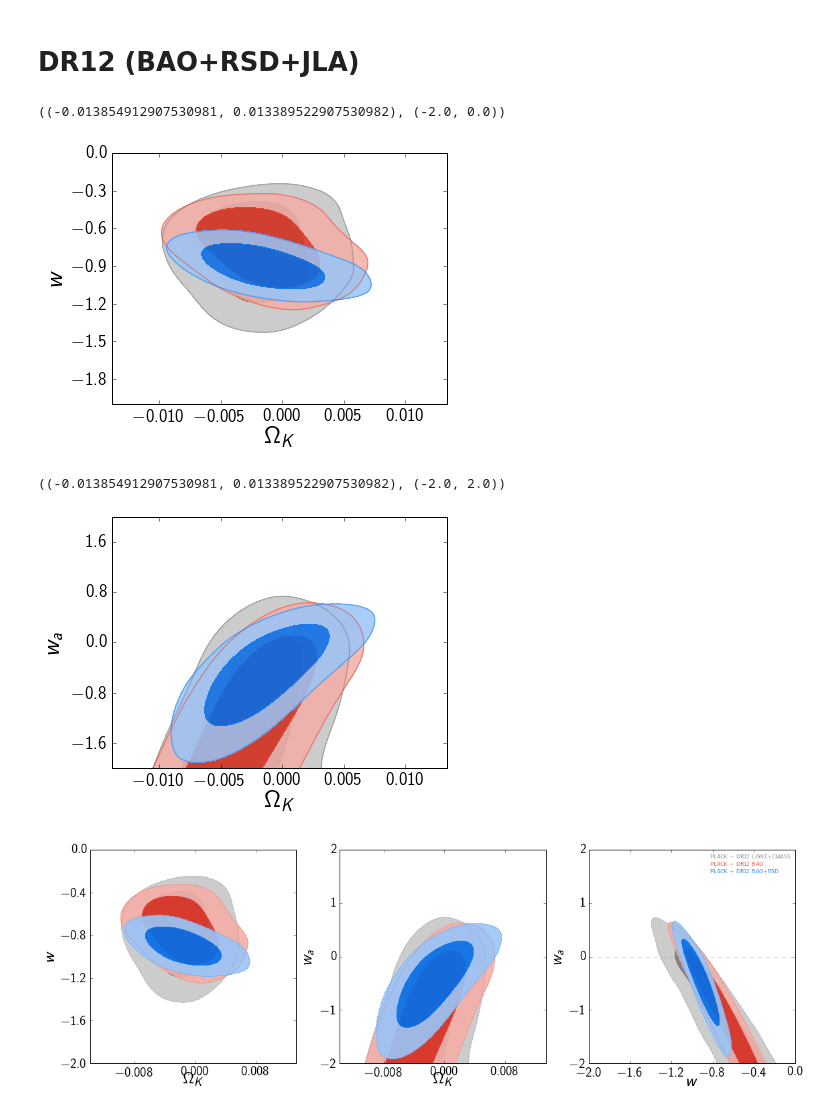
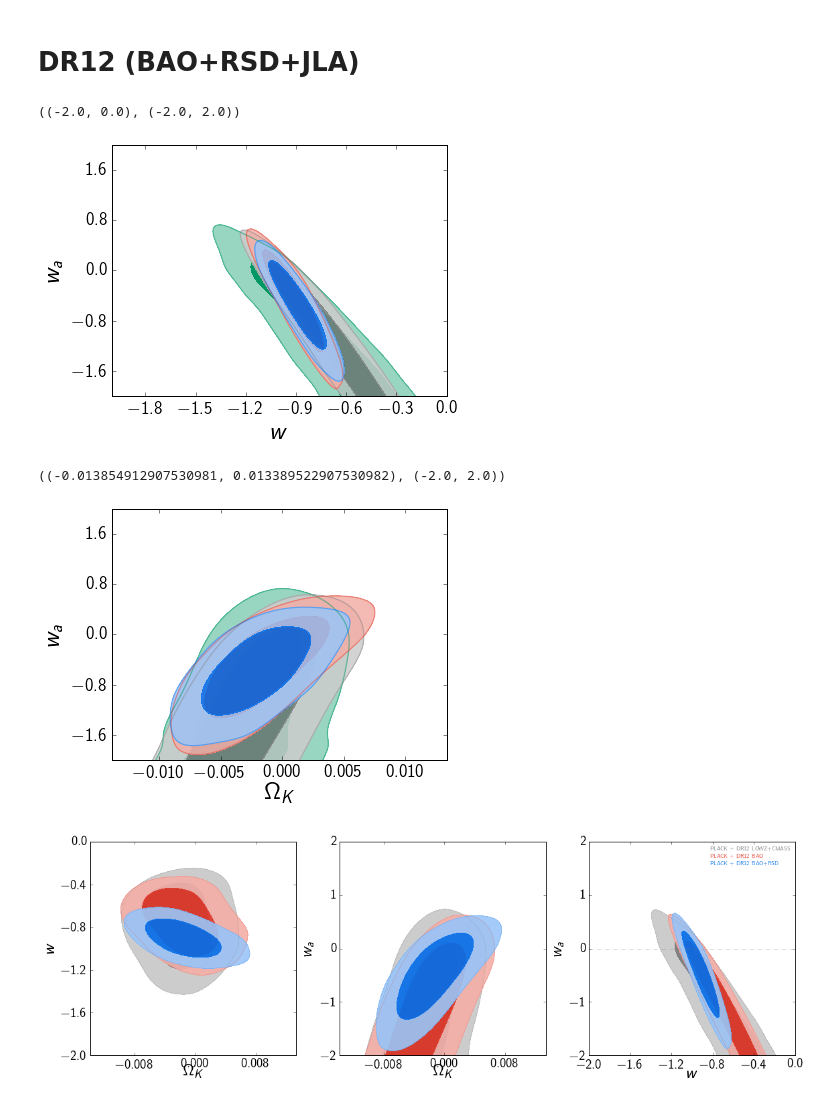
Before and after one commit to ja-vazquez/BOSS_files, a Jupyter notebook: DR12/dr12_constraints.ipynb, the cells around one changed output. Cells and saved outputs as stored; diff of their text form; code cells hidden in the pictures.

```diff
--- a/DR12/dr12_constraints.ipynb
+++ b/DR12/dr12_constraints.ipynb
@@ -48,15 +48,15 @@ g.add_legend(['PLANCK + DR12 LOWZ+CMASS', 'PLANCK + DR12 BAO', 'PLANCK + DR12 BA
 # %% [markdown]
 # DR12 (BAO+RSD+JLA)
 # %%
-roots = ['OkwowaCDM_PLK+BAO12','OkwowaCDM_PLK+DR12', 'OkwowaCDM_PLK+DR12+JLA']
+roots = ['OkwowaCDM_PLK+BAO12','OkwowaCDM_PLK+DR12', 'OkwowaCDM_PLK+DR12+JLA','OkwowaCDM_PLK+DR12+ALLB+JLA']
 
 g = plots.getSinglePlotter(chain_dir= dir_name,  analysis_settings={'smooth_scale_2D': -1.})
 g.settings.axes_fontsize = 18
 g.settings.lab_fontsize = 25
-g.plot_2d(roots, param_pair=['omegak','w'], filled=True, legend_labels=False)
+g.plot_2d(roots, param_pair=['w','wa'], filled=True, legend_labels=False)
 # %% [output]
-((-0.013854912907530981, 0.013389522907530982), (-2.0, 0.0))
+((-2.0, 0.0), (-2.0, 2.0))
-[figure, old version]
+[figure, new version]
 # %%
 g =plots.getSinglePlotter(chain_dir= dir_name,  analysis_settings={'smooth_scale_2D': -1.})
 g.settings.axes_fontsize = 18
@@ -67,7 +67,7 @@ g.plot_2d(roots, param_pair=['omegak','wa'], filled=True, legend_labels=False)
 #g.export('mnu_nnu2.pdf')
 # %% [output]
 ((-0.013854912907530981, 0.013389522907530982), (-2.0, 2.0))
-[figure, old version]
+[figure, new version]
 # %%
 
 roots = ['OkwowaCDM_PLK+BAO12','OkwowaCDM_PLK+DR12', 'OkwowaCDM_PLK+DR12+JLA']
```
Also changed, not shown: parts of 14 cells of this notebook, 2 other files.
